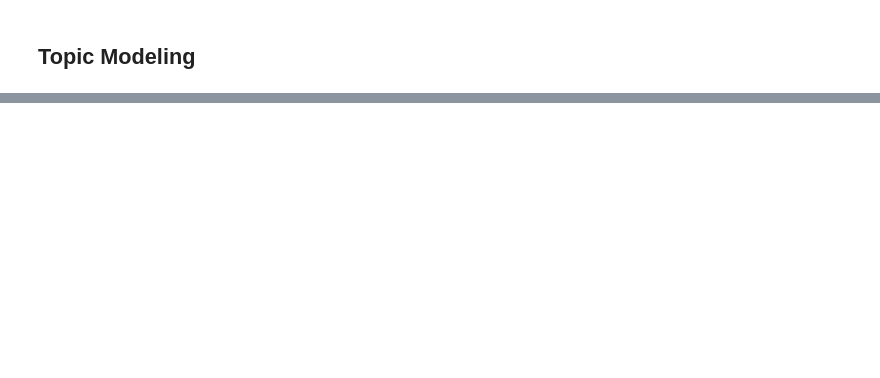
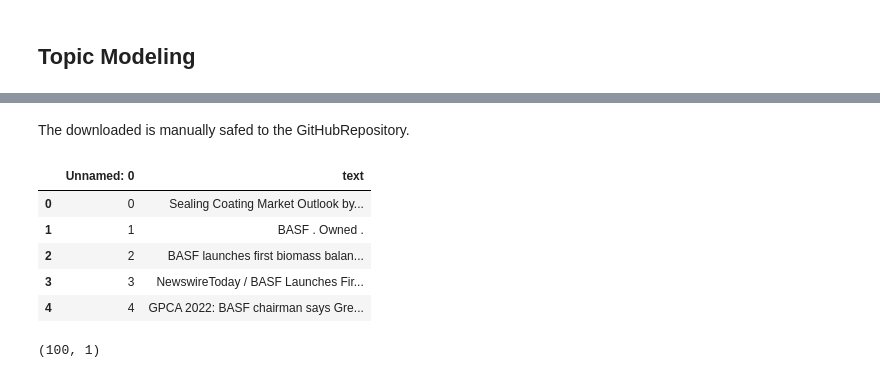
Before and after one commit to tomheyden/StockPricePrediction, a Jupyter notebook: TwitterSentiment.ipynb, the cells around one changed output, grey strips where cells are left out. Cells and saved outputs as stored; diff of their text form; code cells hidden in the pictures; blank space fills up the shorter version.

```diff
--- a/TwitterSentiment.ipynb
+++ b/TwitterSentiment.ipynb
@@ -557,0 +509,2 @@ neutral = format(neutral, ‘.1f’)
+# %% [markdown]
+The downloaded is manually safed to the GitHubRepository.
@@ -557,0 +513,14 @@ neutral = format(neutral, ‘.1f’)
+# %%
+df = pd.read_csv("https://raw.githubusercontent.com/IvanWasNotAvailable/StockPricePrediction/main/tweets.csv", nrows=10)
+df.head()
+# %% [output]
+|  | Unnamed: 0 | text |
+| 0 | 0 | Sealing Coating Market Outlook by... |
+| 1 | 1 | BASF . Owned . |
+| 2 | 2 | BASF launches first biomass balan... |
+| 3 | 3 | NewswireToday / BASF Launches Fir... |
+| 4 | 4 | GPCA 2022: BASF chairman says Gre... |
+# %%
+search_df.shape
+# %% [output]
+(100, 1)
```
Also changed, not shown: parts of 24 cells of this notebook.
